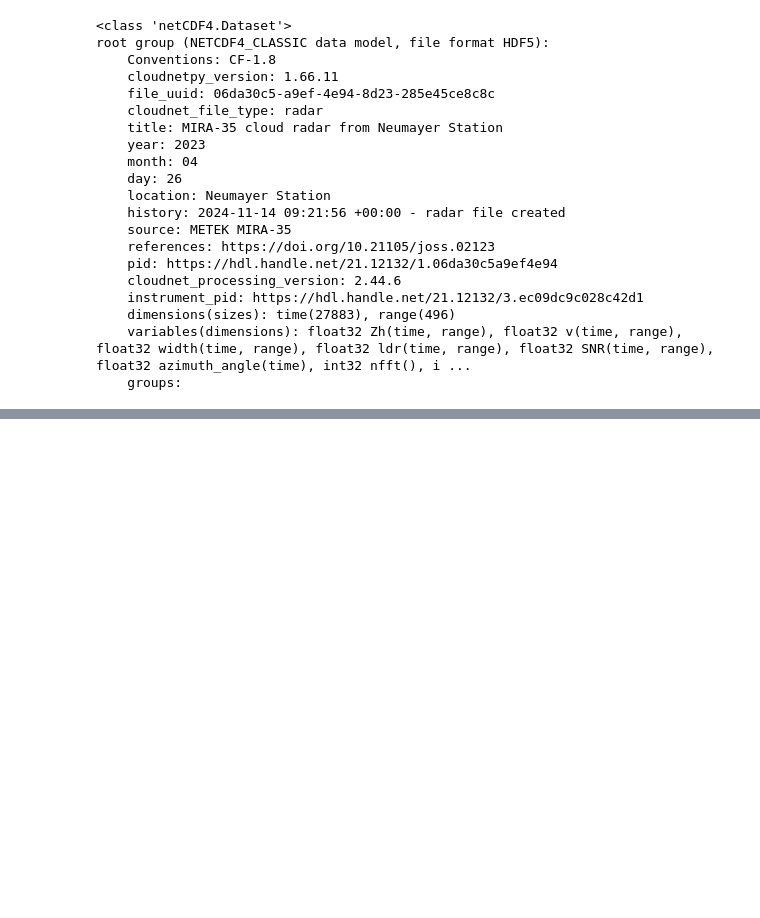
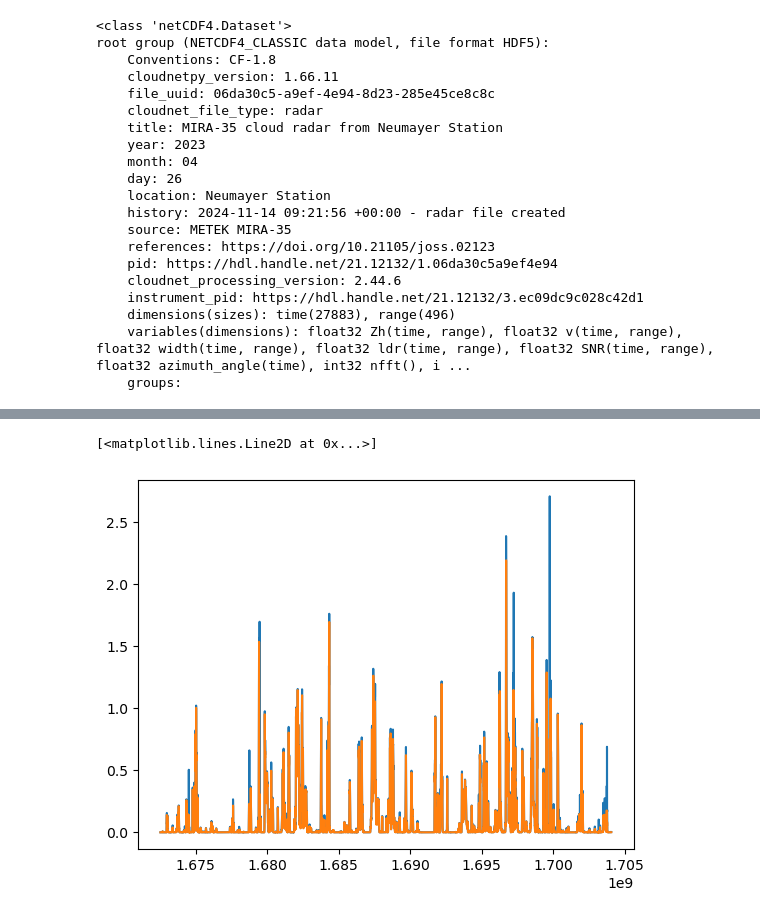
Before and after one commit to Troll-Observing-Network/neumayer-snowfall, a Jupyter notebook: SnowfallConvert.ipynb, the cells around one changed output, grey strips where cells are left out. Saved outputs shown, nothing was run; the diff lists cells and outputs as text; code cells hidden in the pictures; blank space fills up the shorter version.

```diff
--- a/SnowfallConvert.ipynb
+++ b/SnowfallConvert.ipynb
@@ -107,0 +129,10 @@ root group (NETCDF4_CLASSIC data model, file format HDF5):
+# %%
+#file_path = '/gws/nopw/j04/tone_ico_gws/cloudnet/neumayer/radar/20230426_neumayer_mira.nc'
+modfile_path = '/gws/nopw/j04/tone_ico_gws/cloudnet/neumayer/era_precip/a5fe22a8557d37e66a32d5412c5f2411.nc'
+model = nc.Dataset(modfile_path)
+
+# Coords of Neumayer III
+minMod = np.array(model.variables['mntpr'][:, 23, 87]) * 60 * 60
+maxMod = np.array(model.variables['mxtpr'][:, 23, 87]) * 60 * 60
+
+print(model)
@@ -107,0 +163,6 @@ root group (NETCDF4_CLASSIC data model, file format HDF5):
+# %%
+plt.plot(np.array(model.variables['valid_time']), maxMod)
+plt.plot(np.array(model.variables['valid_time']), minMod)
+# %% [output]
+[<matplotlib.lines.Line2D at 0x...>]
+[figure, added]
```
Also changed, not shown: parts of 12 cells of this notebook, 2 other files.
